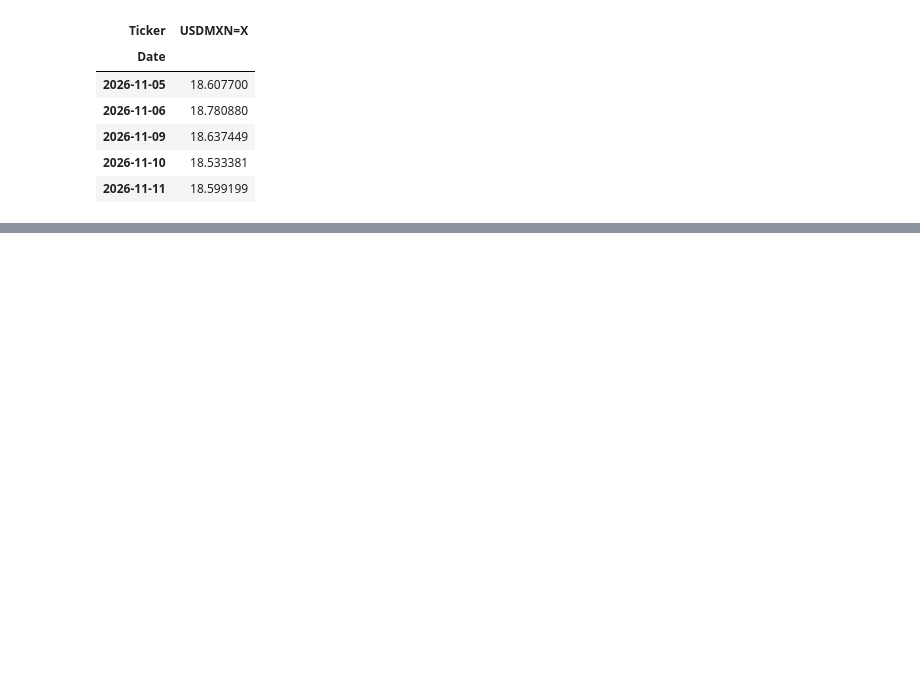
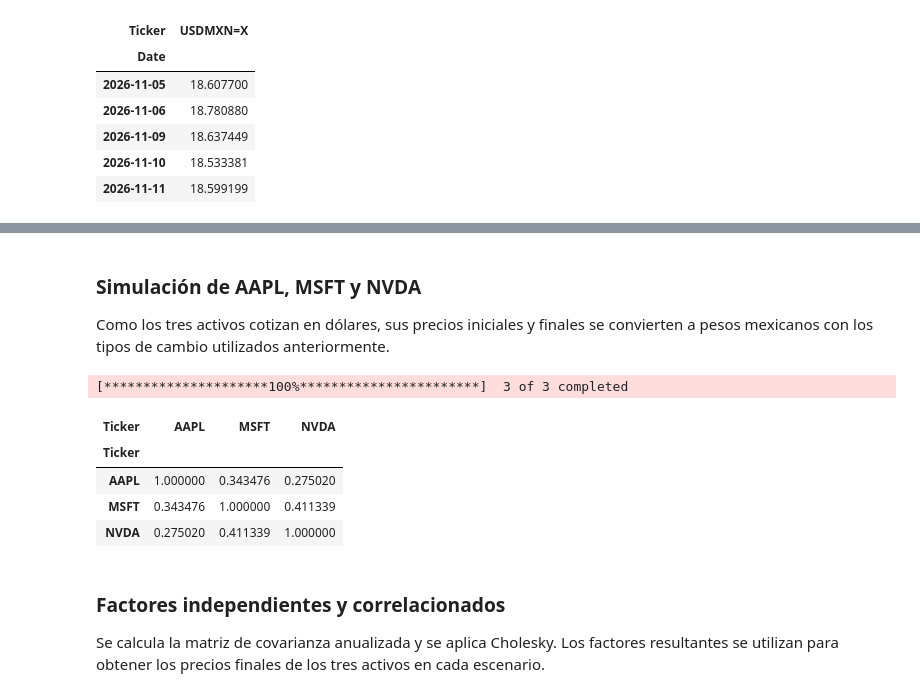
Before and after one commit to aj-hernandezs/Simulacion-_de_Procesos_Financieros, a Jupyter notebook: Tareas/T05_Simulacion_Multiactivo.ipynb, the cells around one changed output, grey strips where cells are left out. Drawn from its saved outputs; the diff is of its cells as text; code cells hidden in the pictures; blank space fills up the shorter version.

```diff
--- a/Tareas/T05_Simulacion_Multiactivo.ipynb
+++ b/Tareas/T05_Simulacion_Multiactivo.ipynb
@@ -55,0 +214,22 @@ def final_price(S0, mean, std, T, sims):
+# %% [markdown]
+### Simulación de AAPL, MSFT y NVDA
+Como los tres activos cotizan en dólares, sus precios iniciales y finales se convierten a pesos mexicanos con los tipos de cambio utilizados anteriormente.
+# %%
+tickers_B = ['AAPL', 'MSFT', 'NVDA']
+prices_B = yf.download(tickers_B, start='2023-11-02', end='2026-11-12', auto_adjust=True)['Close']
+
+prices_B = prices_B.dropna()
+lg_rets_B = np.log(prices_B / prices_B.shift(1)).dropna()
+
+display(lg_rets_B.corr())
+# %% [output]
+[*********************100%***********************]  3 of 3 completed
+| Ticker | AAPL | MSFT | NVDA |
+| Ticker |  |  |  |
+| AAPL | 1.000000 | 0.343476 | 0.275020 |
+| MSFT | 0.343476 | 1.000000 | 0.411339 |
+| NVDA | 0.275020 | 0.411339 | 1.000000 |
+# %% [markdown]
+### Factores independientes y correlacionados
+
+Se calcula la matriz de covarianza anualizada y se aplica Cholesky. Los factores resultantes se utilizan para obtener los precios finales de los tres activos en cada escenario.
```
Also changed, not shown: parts of 16 cells of this notebook.
